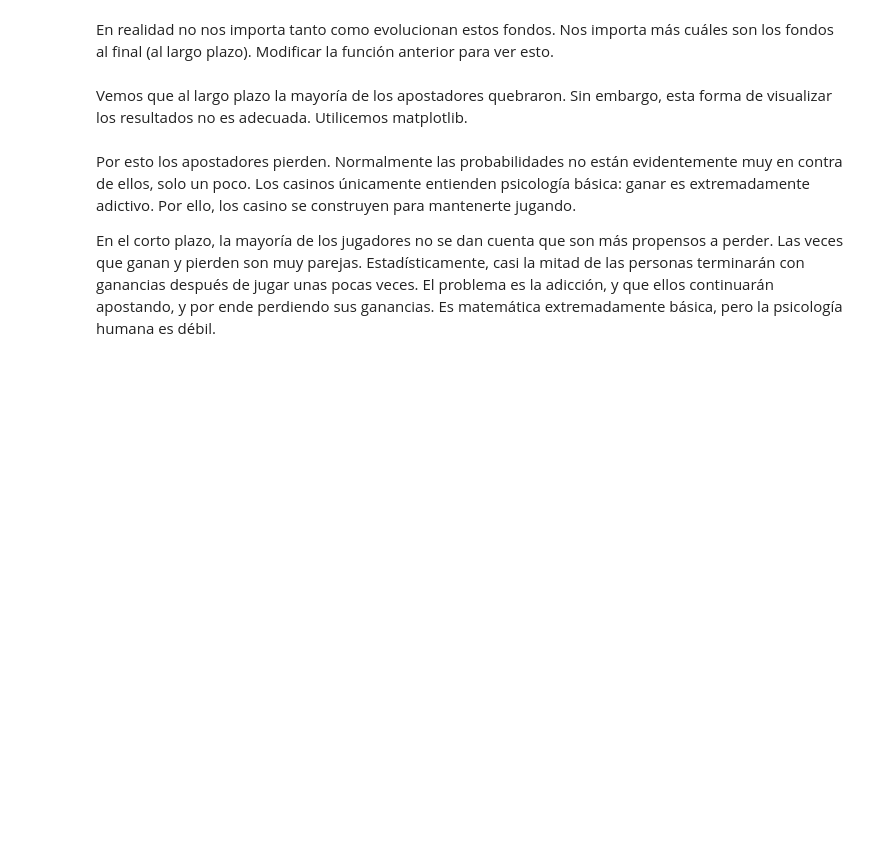
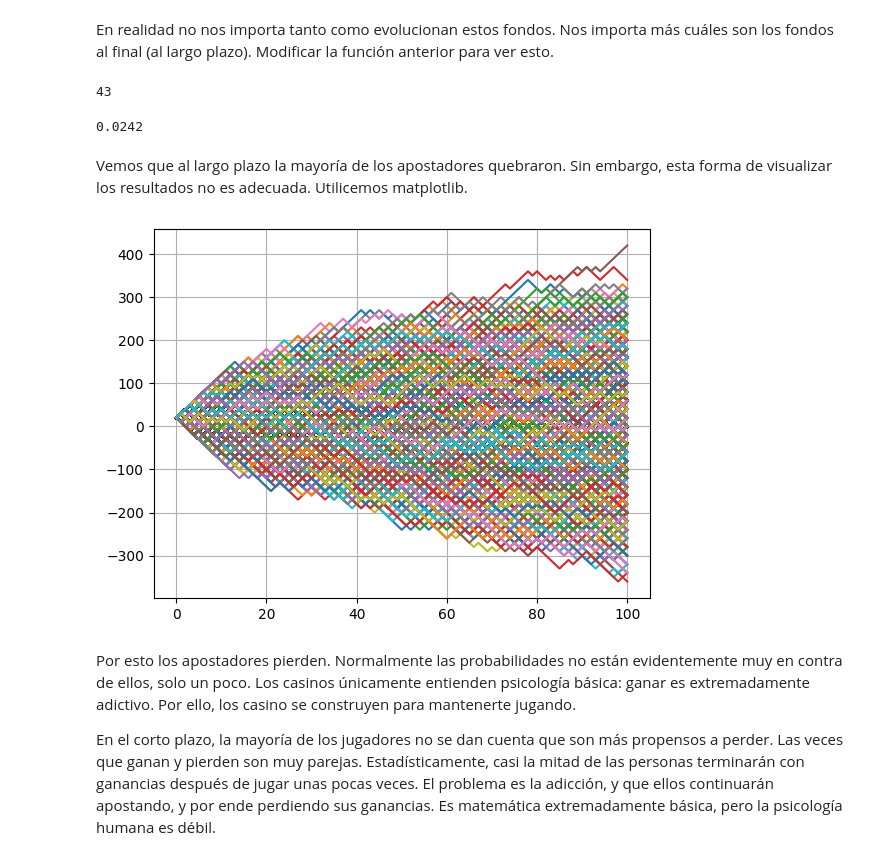
Before and after one commit to ArellanoMCarlos/SimMat_P2024, a Jupyter notebook: Módulo 2 - Montecarlo/Caminata aleatoria.ipynb, the cells around one changed output. Drawn from its saved outputs; the diff is of its cells as text; code cells hidden in the pictures; blank space fills up the shorter version.

```diff
--- a/Módulo 2 - Montecarlo/Caminata aleatoria.ipynb
+++ b/Módulo 2 - Montecarlo/Caminata aleatoria.ipynb
@@ -134,3 +152,12 @@ Ahora, necesitamos crear un apostador. Empezaremos con uno extremadamente básic
 * Si se gana, se añade la apuesta al capital,
 * Si se pierde, se descuenta la apuesta del capital.
 * La función debe devolver un arreglo con el capital al final de cada apuesta.
+# %%
+def miguel(C0,A,N):
+  C=[C0]
+  for i in range(N):
+    if juego():
+      C.append(C[-1]+A)
+    else:
+      C.append(C[-1]-A)
+  return C
@@ -137,2 +167,25 @@ Ahora, necesitamos crear un apostador. Empezaremos con uno extremadamente básic
 # %% [markdown]
 En realidad no nos importa tanto como evolucionan estos fondos. Nos importa más cuáles son los fondos al final (al largo plazo). Modificar la función anterior para ver esto.
+# %%
+N_apostadores=1000
+for i in range(N_apostadores):
+  plt.plot(miguel(20,10,10))
+plt.grid()
+# %%
+def miguel(C0,A,N):
+  C=C0
+  for i in range(N):
+    if juego():
+      C=C+A
+    else:
+      C=C-A
+  return C
+# %%
+N_apostadores=100000
+C_finales=[]
+for i in range(N_apostadores):
+  C_finales.append(miguel(20,10,100))
+# %%
+len(set(C_finales)) # Número de elementos diferentes
+# %% [output]
+43
@@ -139,5 +196,25 @@ En realidad no nos importa tanto como evolucionan estos fondos. Nos importa más
+# %%
+np.mean(C_finales)
+# %% [output]
+0.0242
 # %% [markdown]
 Vemos que al largo plazo la mayoría de los apostadores quebraron. Sin embargo, esta forma de visualizar los resultados no es adecuada. Utilicemos matplotlib.
+# %%
+def miguel(C0,A,N):
+  C=[C0]
+  for i in range(N):
+    if juego():
+      C.append(C[-1]+A)
+    else:
+      C.append(C[-1]-A)
+  return C
+
+N_apostadores=10000
+for i in range(N_apostadores):
+  plt.plot(miguel(20,10,100))
+plt.grid()
+# %% [output]
+[figure, added]
 # %% [markdown]
 Por esto los apostadores pierden. Normalmente las probabilidades no están evidentemente muy en contra de ellos, solo un poco. Los casinos únicamente entienden psicología básica: ganar es extremadamente adictivo. Por ello, los casino se construyen para mantenerte jugando.
 
```
Also changed, not shown: parts of 7 cells of this notebook, 1 other file.
